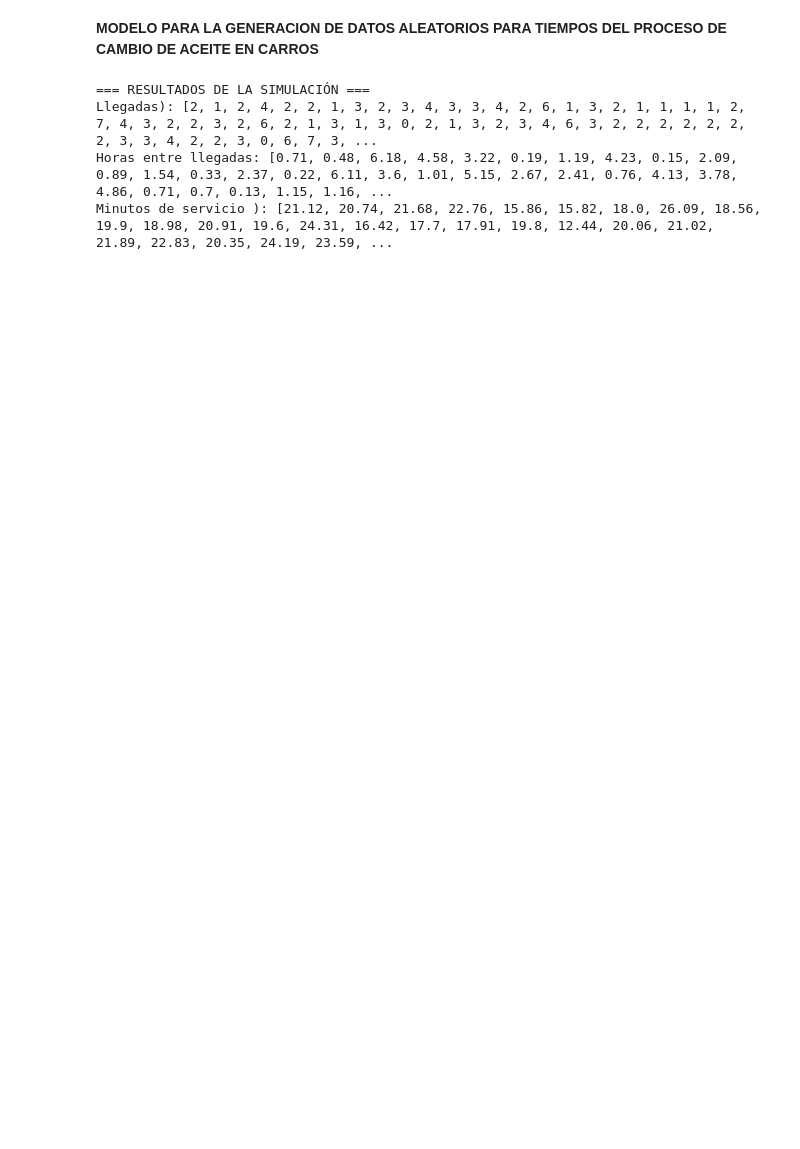
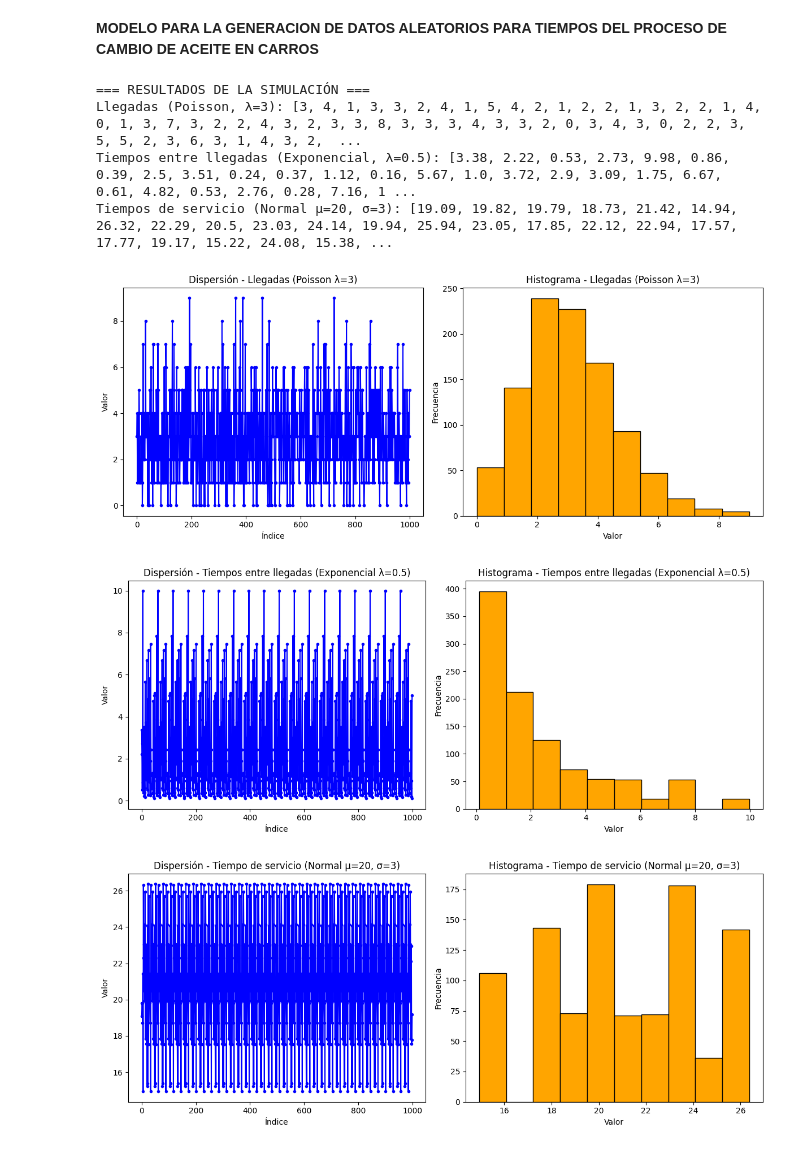
Before and after one commit to Urspectre/Cambio_Aceite_Modelado, a Jupyter notebook: Modelo_Simulacion.ipynb, the cells around one changed output. Drawn from its saved outputs; the diff is of its cells as text; code cells hidden in the pictures; blank space fills up the shorter version.

Commit message:
Graficas
eso, graficas

```diff
--- a/Modelo_Simulacion.ipynb
+++ b/Modelo_Simulacion.ipynb
@@ -4,6 +4,7 @@
 import math
 import random
 import time
+import matplotlib.pyplot as plt
 
 # === Generador base (producto constante) ===
 def multiplicador_constante(semilla, a, d, n):
@@ -44,40 +45,73 @@ def normal(semilla, a, d, n, mu, sigma):
     u = uniformes(semilla, a, d, 2*n)
     resultados = []
     for i in range(0, len(u), 2):
         z = math.sqrt(-2 * math.log(u[i])) * math.cos(2 * math.pi * u[i+1])
         resultados.append(mu + sigma * z)
     return resultados[:n]
 
 
+# === Gráfico ===
+def graficar_numeros(numeros, titulo):
+    """
+    Grafica los números pseudoaleatorios generados en dos formas:
+    - Dispersión (índice vs valor)
+    - Histograma de distribución
+    """
+    plt.figure(figsize=(12, 5))
+
+    # Gráfico de dispersión
+    plt.subplot(1, 2, 1)
+    plt.plot(range(len(numeros)), numeros, marker='o', linestyle='-', markersize=3, color='blue')
+    plt.title(f"Dispersión - {titulo}")
+    plt.xlabel("Índice")
+    plt.ylabel("Valor")
+
+    # Histograma
+    plt.subplot(1, 2, 2)
+    plt.hist(numeros, bins=10, color='orange', edgecolor='black')
+    plt.title(f"Histograma - {titulo}")
+    plt.xlabel("Valor")
+    plt.ylabel("Frecuencia")
+
+    plt.tight_layout()
+    plt.show()
+
+
 # =================== SIMULACIÓN ===================
 def simulacion():
-    # Inputs fijos del generador
+    # Parámetros fijos
     a = 3761
     d = 4
-
-    # Cada ejecución usa la hora actual como semilla
     semilla = int(time.time()) % 10000
 
-    # Usuario selecciona cantidad de datos
+    # Entrada del usuario
     n = int(input("Ingrese la cantidad de horas/días a simular: "))
 
     # Generación de datos
     llegadas = poisson(semilla, a, d, n, lam=3)            # Cantidad de vehículos
     entre_llegadas = exponencial(semilla, a, d, n, lam=0.5) # Tiempos entre llegadas
     servicio = normal(semilla, a, d, n, mu=20, sigma=3)     # Tiempo de servicio
 
     # Mostrar resultados
     print("\n=== RESULTADOS DE LA SIMULACIÓN ===")
-    print("Llegadas):", llegadas) #(Poisson, λ=3)
-    print("Horas entre llegadas:", [round(x,2) for x in entre_llegadas]) #(Exponencial, λ=0.5)
-    print("Minutos de servicio ):", [round(x,2) for x in servicio]) #(Normal μ=20, σ=3
+    print("Llegadas (Poisson, λ=3):", llegadas)
+    print("Tiempos entre llegadas (Exponencial, λ=0.5):", [round(x,2) for x in entre_llegadas])
+    print("Tiempos de servicio (Normal μ=20, σ=3):", [round(x,2) for x in servicio])
+
+    # Graficar cada distribución
+    graficar_numeros(llegadas, "Llegadas (Poisson λ=3)")
+    graficar_numeros(entre_llegadas, "Tiempos entre llegadas (Exponencial λ=0.5)")
+    graficar_numeros(servicio, "Tiempo de servicio (Normal μ=20, σ=3)")
 
 
 # Ejecutar simulación
 if __name__ == "__main__":
     simulacion()
 # %% [output]
 === RESULTADOS DE LA SIMULACIÓN ===
-Llegadas): [2, 1, 2, 4, 2, 2, 1, 3, 2, 3, 4, 3, 3, 4, 2, 6, 1, 3, 2, 1, 1, 1, 1, 2, 7, 4, 3, 2, 2, 3, 2, 6, 2, 1, 3, 1, 3, 0, 2, 1, 3, 2, 3, 4, 6, 3, 2, 2, 2, 2, 2, 2, 2, 3, 3, 4, 2, 2, 3, 0, 6, 7, 3, ...
-Horas entre llegadas: [0.71, 0.48, 6.18, 4.58, 3.22, 0.19, 1.19, 4.23, 0.15, 2.09, 0.89, 1.54, 0.33, 2.37, 0.22, 6.11, 3.6, 1.01, 5.15, 2.67, 2.41, 0.76, 4.13, 3.78, 4.86, 0.71, 0.7, 0.13, 1.15, 1.16, ...
-Minutos de servicio ): [21.12, 20.74, 21.68, 22.76, 15.86, 15.82, 18.0, 26.09, 18.56, 19.9, 18.98, 20.91, 19.6, 24.31, 16.42, 17.7, 17.91, 19.8, 12.44, 20.06, 21.02, 21.89, 22.83, 20.35, 24.19, 23.59, ...
+Llegadas (Poisson, λ=3): [3, 4, 1, 3, 3, 2, 4, 1, 5, 4, 2, 1, 2, 2, 1, 3, 2, 2, 1, 4, 0, 1, 3, 7, 3, 2, 2, 4, 3, 2, 3, 3, 8, 3, 3, 3, 4, 3, 3, 2, 0, 3, 4, 3, 0, 2, 2, 3, 5, 5, 2, 3, 6, 3, 1, 4, 3, 2,  ...
+Tiempos entre llegadas (Exponencial, λ=0.5): [3.38, 2.22, 0.53, 2.73, 9.98, 0.86, 0.39, 2.5, 3.51, 0.24, 0.37, 1.12, 0.16, 5.67, 1.0, 3.72, 2.9, 3.09, 1.75, 6.67, 0.61, 4.82, 0.53, 2.76, 0.28, 7.16, 1 ...
+Tiempos de servicio (Normal μ=20, σ=3): [19.09, 19.82, 19.79, 18.73, 21.42, 14.94, 26.32, 22.29, 20.5, 23.03, 24.14, 19.94, 25.94, 23.05, 17.85, 22.12, 22.94, 17.57, 17.77, 19.17, 15.22, 24.08, 15.38, ...
+[figure, added]
+[figure, added]
+[figure, added]
```
